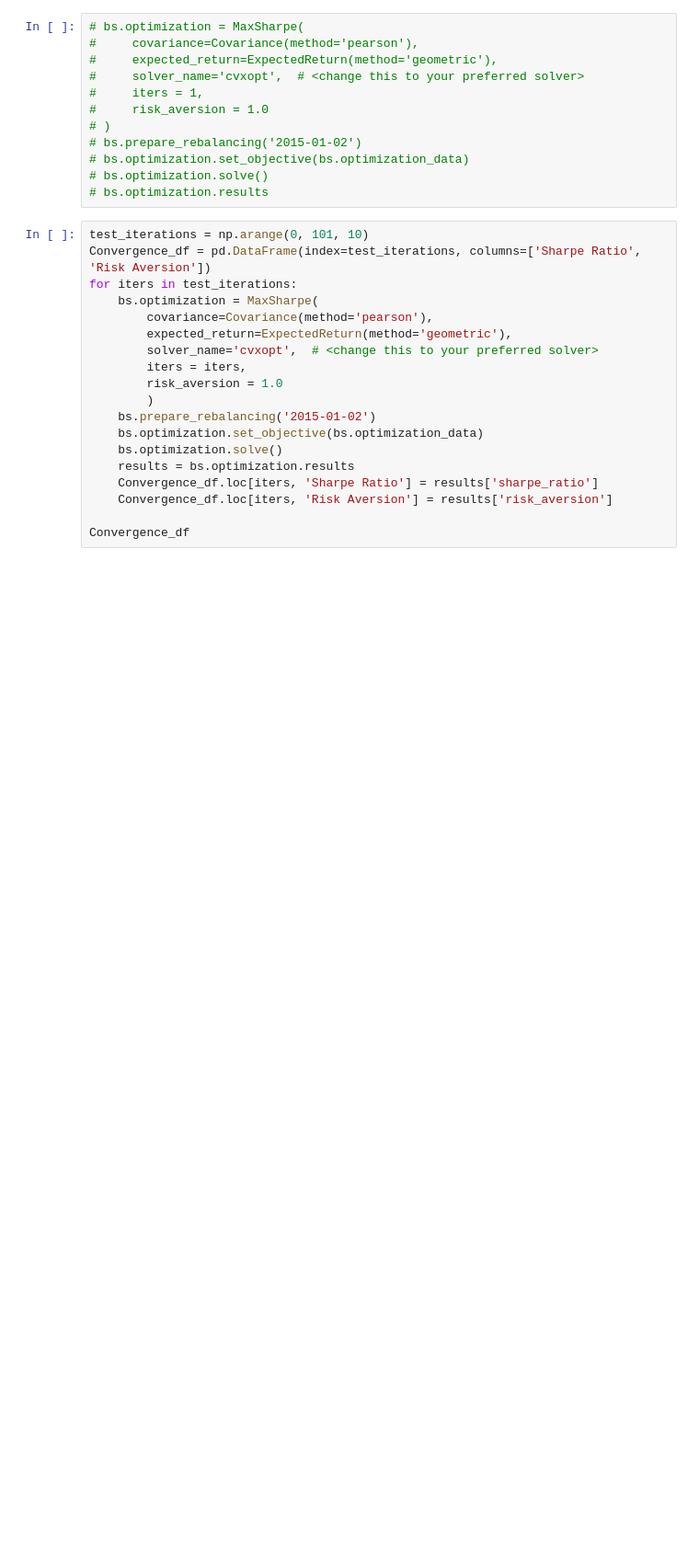
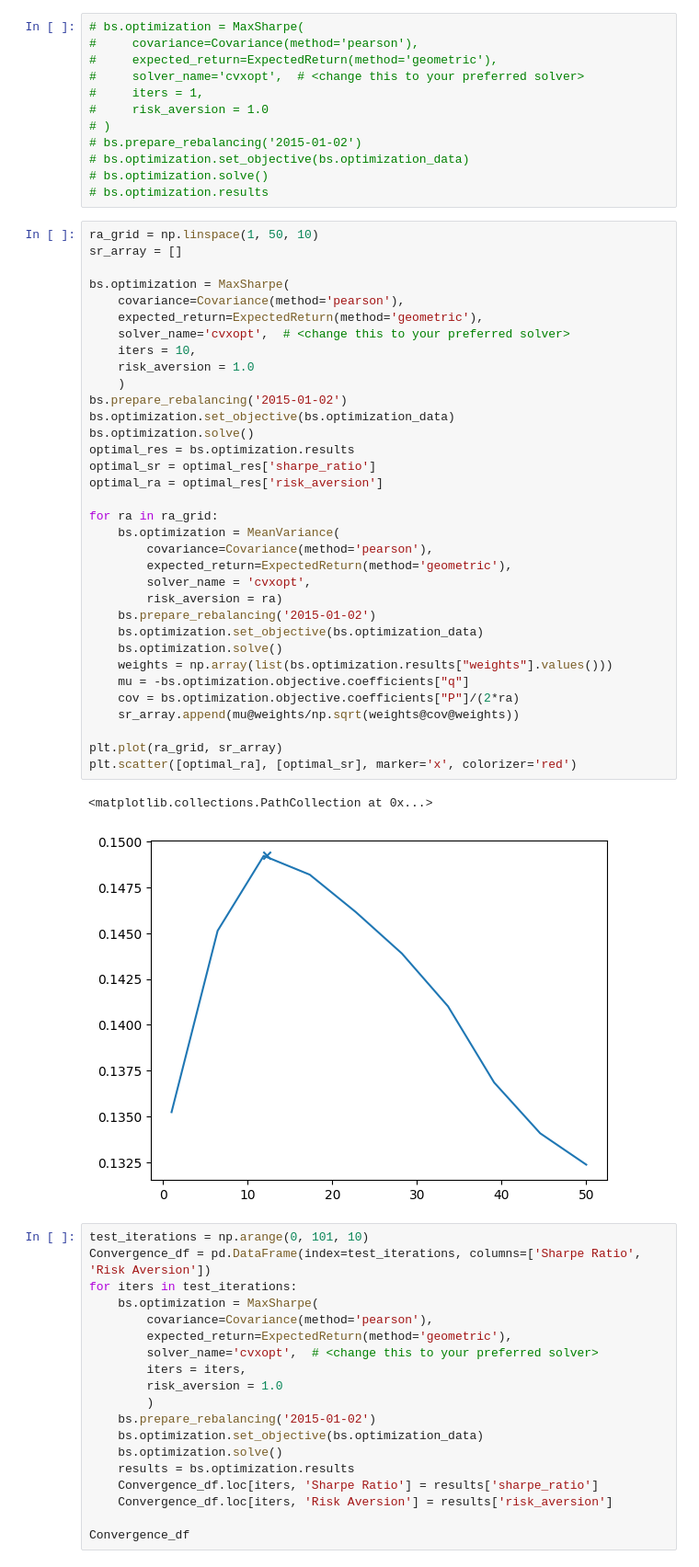
Before and after one commit to N-Kelly/qpmwp-course, a Jupyter notebook: assignments/assignment_4.ipynb, the cells around one changed output. Shown: that part at 92% size. Saved outputs shown, nothing was run; the diff lists cells and outputs as text; blank space fills up the shorter version.

```diff
--- a/assignments/assignment_4.ipynb
+++ b/assignments/assignment_4.ipynb
@@ -211,6 +211,43 @@ Hint: If you want to provide an empirical justification, you can perform an opti
 # bs.optimization.set_objective(bs.optimization_data)
 # bs.optimization.solve()
 # bs.optimization.results
+# %%
+ra_grid = np.linspace(1, 50, 10)
+sr_array = []
+
+bs.optimization = MaxSharpe(
+    covariance=Covariance(method='pearson'),
+    expected_return=ExpectedReturn(method='geometric'),
+    solver_name='cvxopt',  # <change this to your preferred solver>
+    iters = 10,
+    risk_aversion = 1.0
+    )
+bs.prepare_rebalancing('2015-01-02')
+bs.optimization.set_objective(bs.optimization_data)
+bs.optimization.solve()
+optimal_res = bs.optimization.results
+optimal_sr = optimal_res['sharpe_ratio']
+optimal_ra = optimal_res['risk_aversion']
+
+for ra in ra_grid:
+    bs.optimization = MeanVariance(
+        covariance=Covariance(method='pearson'),
+        expected_return=ExpectedReturn(method='geometric'),
+        solver_name = 'cvxopt',
+        risk_aversion = ra)
+    bs.prepare_rebalancing('2015-01-02')
+    bs.optimization.set_objective(bs.optimization_data)
+    bs.optimization.solve()
+    weights = np.array(list(bs.optimization.results["weights"].values()))
+    mu = -bs.optimization.objective.coefficients["q"]
+    cov = bs.optimization.objective.coefficients["P"]/(2*ra)
+    sr_array.append(mu@weights/np.sqrt(weights@cov@weights))
+
+plt.plot(ra_grid, sr_array)
+plt.scatter([optimal_ra], [optimal_sr], marker='x', colorizer='red')
+# %% [output]
+<matplotlib.collections.PathCollection at 0x...>
+[figure, added]
 # %%
 test_iterations = np.arange(0, 101, 10)
 Convergence_df = pd.DataFrame(index=test_iterations, columns=['Sharpe Ratio', 'Risk Aversion'])
```
Also changed, not shown: parts of 5 cells of this notebook.
